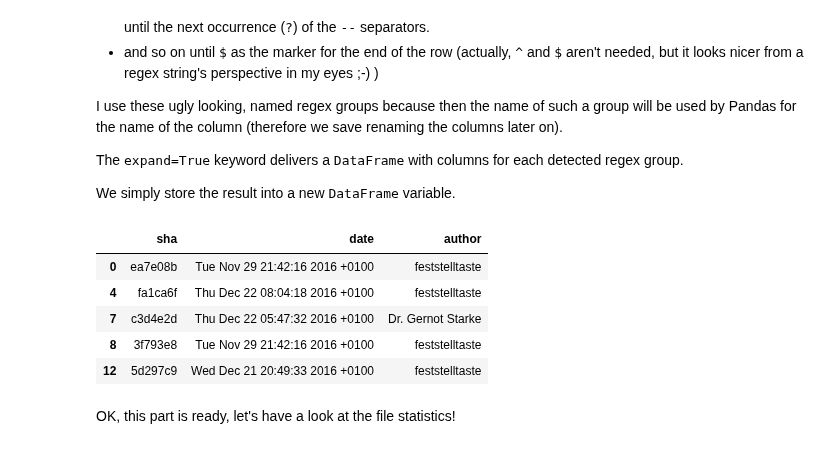
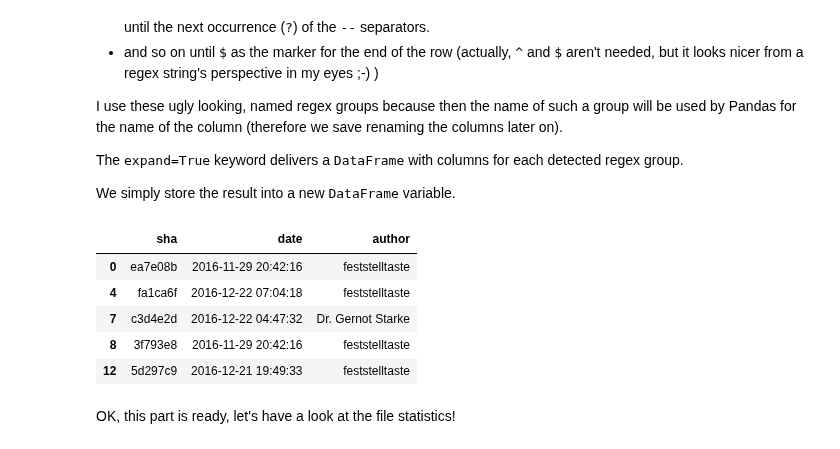
Before and after one commit to feststelltaste/software-analytics, a Jupyter notebook: notebooks/Reading Git commits from a Git log output.ipynb, the cells around one changed output. Drawn from its saved outputs; the diff is of its cells as text; code cells hidden in the pictures.

```diff
--- a/notebooks/Reading Git commits from a Git log output.ipynb
+++ b/notebooks/Reading Git commits from a Git log output.ipynb
@@ -77,15 +77,16 @@ We simply store the result into a new <tt>DataFrame</tt> variable.
 # %%
 commit_info = commit_marker['raw'].str.extract(
         r"^--(?P<sha>.*?)--(?P<date>.*?)--(?P<author>.*?)$",
         expand=True)
+commit_info['date'] = pd.to_datetime(commit_info['date'])
 commit_info.head()
 # %% [output]
 |  | sha | date | author |
-| 0 | ea7e08b | Tue Nov 29 21:42:16 2016 +0100 | feststelltaste |
-| 4 | fa1ca6f | Thu Dec 22 08:04:18 2016 +0100 | feststelltaste |
-| 7 | c3d4e2d | Thu Dec 22 05:47:32 2016 +0100 | Dr. Gernot Starke |
-| 8 | 3f793e8 | Tue Nov 29 21:42:16 2016 +0100 | feststelltaste |
-| 12 | 5d297c9 | Wed Dec 21 20:49:33 2016 +0100 | feststelltaste |
+| 0 | ea7e08b | 2016-11-29 20:42:16 | feststelltaste |
+| 4 | fa1ca6f | 2016-12-22 07:04:18 | feststelltaste |
+| 7 | c3d4e2d | 2016-12-22 04:47:32 | Dr. Gernot Starke |
+| 8 | 3f793e8 | 2016-11-29 20:42:16 | feststelltaste |
+| 12 | 5d297c9 | 2016-12-21 19:49:33 | feststelltaste |
 # %% [markdown]
 OK, this part is ready, let's have a look at the file statistics!
 # %% [markdown]
```
Also changed, not shown: parts of 14 cells of this notebook.
